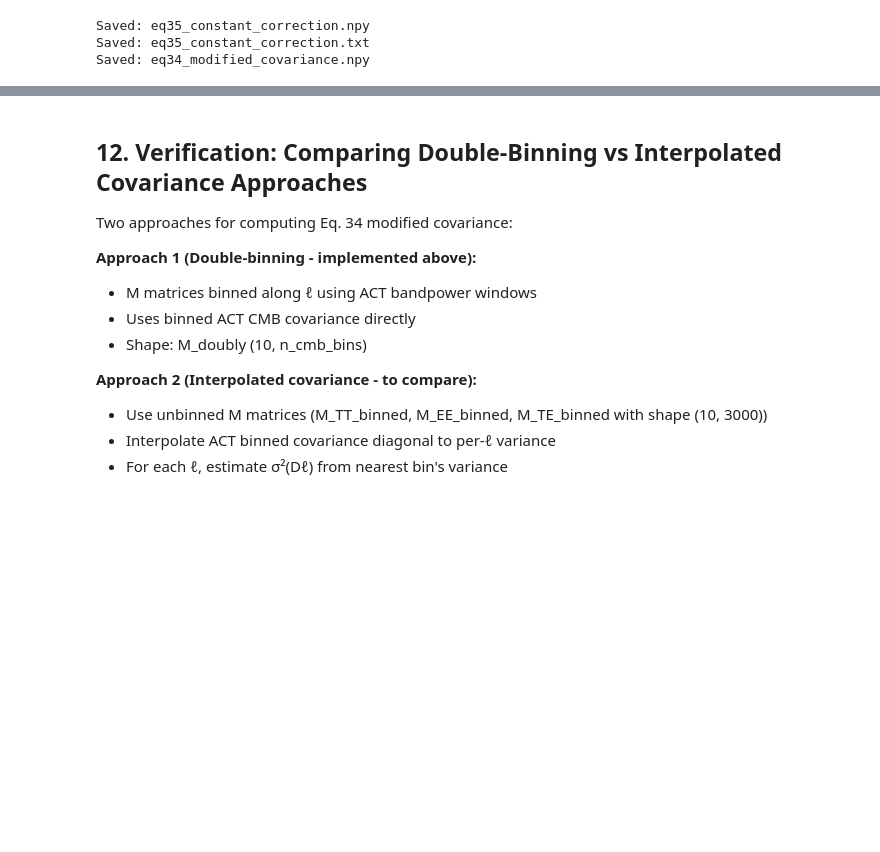
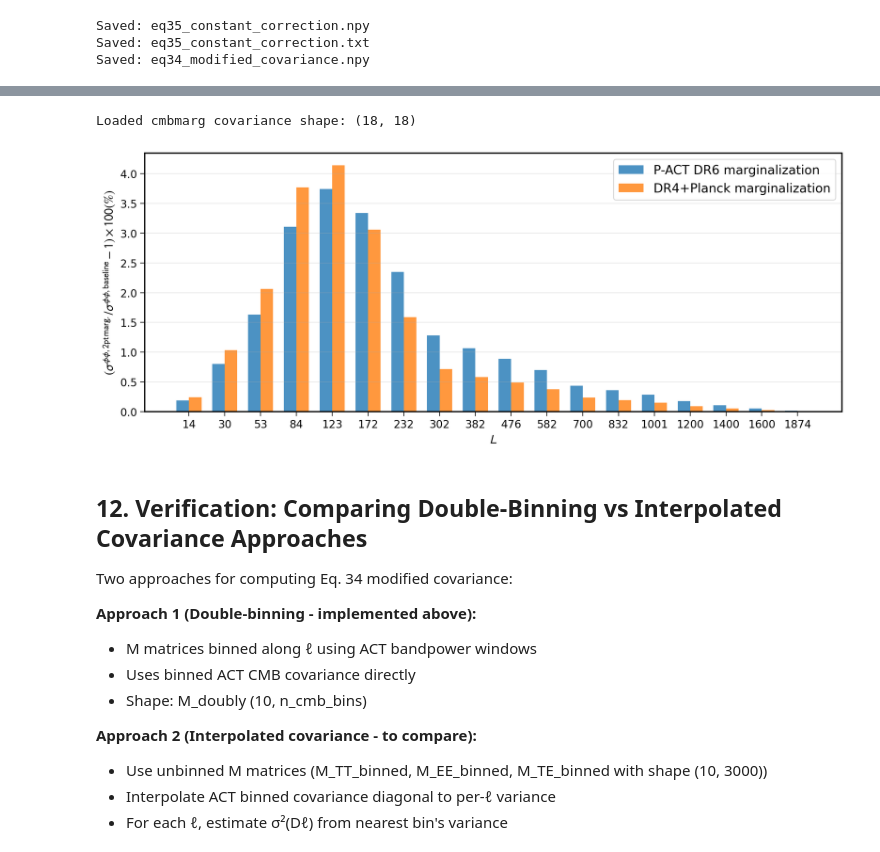
Before and after one commit to ACTCollaboration/dr6plus_lenslike, a Jupyter notebook: notebooks/new_covmat.ipynb, the cells around one changed output, grey strips where cells are left out. Saved outputs shown, nothing was run; the diff lists cells and outputs as text; code cells hidden in the pictures; blank space fills up the shorter version.

```diff
--- a/notebooks/new_covmat.ipynb
+++ b/notebooks/new_covmat.ipynb
@@ -866,3 +951,38 @@ Saved: eq34_modified_covariance.png
+# %%
+# Load pre-computed CMB-marginalized covariance for comparison (FULL 18x18 matrix)
+cov_cmbmarg = np.loadtxt('/home/jiaqu/dr6plus_lenslike/dr6plus_lenslike/data/v1.0/covmat_act_cmbmarg.txt')
+print(f"Loaded cmbmarg covariance shape: {cov_cmbmarg.shape}")
+cov_ADR4 = np.loadtxt('/home/jiaqu/dr6plus_lenslike/products/covmat_act_cmbmarg_chain_DR4.txt')
+cov_PACT = np.loadtxt('/home/jiaqu/dr6plus_lenslike/products/covmat_act_cmbmarg_chain_PACT.txt')
+
+# Compute diagonal increase for CMB-marg covariance
+diag_increase_cmbmarg = (np.diag(np.sqrt(cov_ADR4)) - np.diag(np.sqrt(lens_cov_orig))) / np.diag(np.sqrt(lens_cov_orig)) * 100
+diag_increase_new = (np.diag(np.sqrt(cov_PACT)) - np.diag(np.sqrt(lens_cov_orig))) / np.diag(np.sqrt(lens_cov_orig)) * 100
+
+# Make standalone plot
+fig, ax = plt.subplots(figsize=(12, 5))
+
+lens_bins = np.arange(n_lens_bins)
+width = 0.35
+
+ax.bar(lens_bins - width/2, diag_increase_new, width, color='C0', alpha=0.8, label='P-ACT DR6 marginalization')
+ax.bar(lens_bins + width/2, diag_increase_cmbmarg, width, color='C1', alpha=0.8, label='DR4+Planck marginalization')
+
+ax.set_xticks(lens_bins)
+ax.set_xticklabels([f'{L:.0f}' for L in L_bin_centers])
+ax.set_xlabel('$L$')
+#ax.set_ylabel('Diagonal increase (%)')
+ax.set_ylabel(r'$\left( \sigma^{\phi\phi, \mathrm{2pt\, marg.}} / \sigma^{\phi\phi, \mathrm{baseline}} - 1 \right) \times 100(\%)$')
+#ax.set_title(f'Diagonal Increase of Lensing Covariance (all {n_lens_bins} bins)')
+ax.legend()
+ax.grid(True, alpha=0.3, axis='y')
+
+plt.tight_layout()
+plt.savefig('cov_diagonal_increase.pdf', dpi=150, bbox_inches='tight')
+plt.show()
+# %% [output]
+Loaded cmbmarg covariance shape: (18, 18)
+[figure, added]
 # %% [markdown]
 ## 12. Verification: Comparing Double-Binning vs Interpolated Covariance Approaches
 
```
Also changed, not shown: parts of 29 cells of this notebook, 15 other files.
